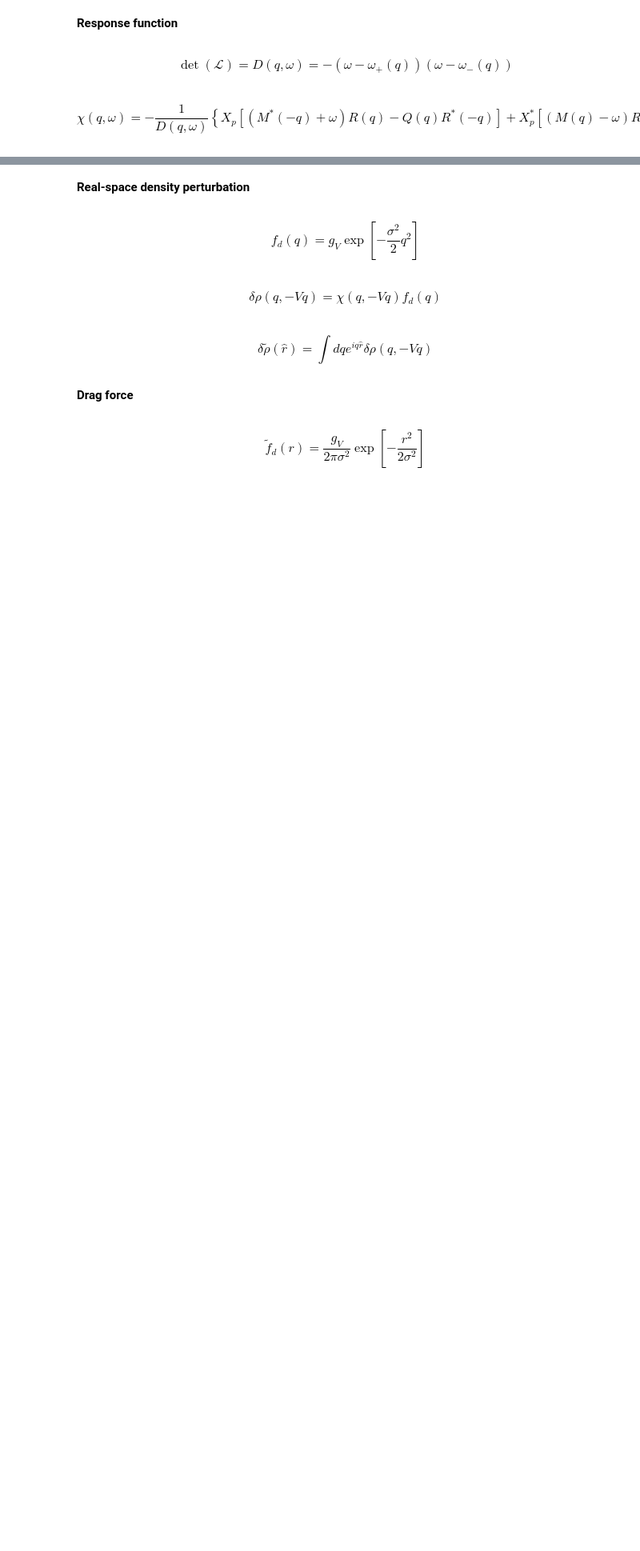
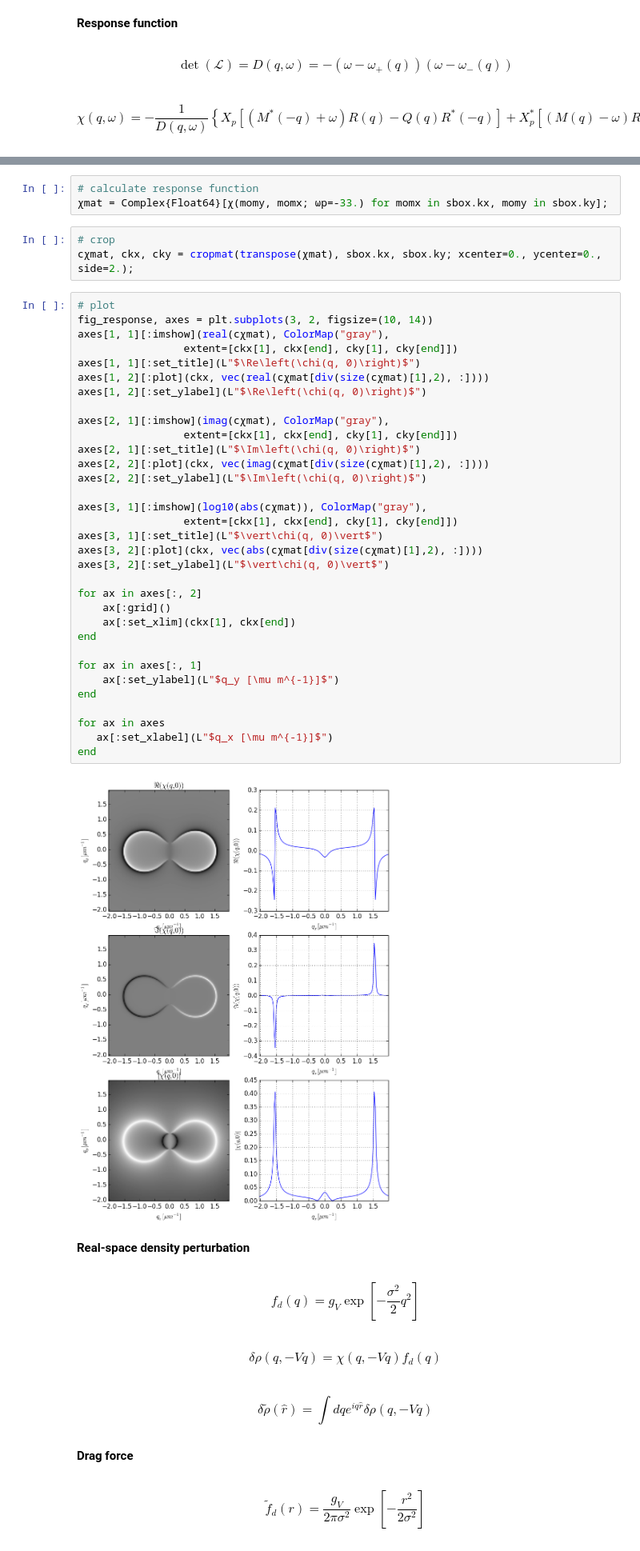
Before and after one commit to berceanu/notebooks, a Jupyter notebook: julia/1pump-responsef.ipynb, the cells around one changed output, grey strips where cells are left out. Shown: that part at 80% size. Cells and saved outputs as stored; diff of their text form; blank space fills up the shorter version.

```diff
--- a/julia/1pump-responsef.ipynb
+++ b/julia/1pump-responsef.ipynb
@@ -181,3 +150,44 @@ $$\chi(q,\omega)=-\frac{1}{D(q,\omega)}\left\{ X_{p}\left[\left(M^{*}(-q)+\omega
+# %%
+# calculate response function
+χmat = Complex{Float64}[χ(momy, momx; ωp=-33.) for momx in sbox.kx, momy in sbox.ky];
+# %%
+# crop
+cχmat, ckx, cky = cropmat(transpose(χmat), sbox.kx, sbox.ky; xcenter=0., ycenter=0., side=2.);
+# %%
+# plot
+fig_response, axes = plt.subplots(3, 2, figsize=(10, 14))
+axes[1, 1][:imshow](real(cχmat), ColorMap("gray"),
+                 extent=[ckx[1], ckx[end], cky[1], cky[end]])
+axes[1, 1][:set_title](L"$\Re\left(\chi(q, 0)\right)$")
+axes[1, 2][:plot](ckx, vec(real(cχmat[div(size(cχmat)[1],2), :])))
+axes[1, 2][:set_ylabel](L"$\Re\left(\chi(q, 0)\right)$")
+
+axes[2, 1][:imshow](imag(cχmat), ColorMap("gray"),
+                 extent=[ckx[1], ckx[end], cky[1], cky[end]])
+axes[2, 1][:set_title](L"$\Im\left(\chi(q, 0)\right)$")
+axes[2, 2][:plot](ckx, vec(imag(cχmat[div(size(cχmat)[1],2), :])))
+axes[2, 2][:set_ylabel](L"$\Im\left(\chi(q, 0)\right)$")
+
+axes[3, 1][:imshow](log10(abs(cχmat)), ColorMap("gray"),
+                 extent=[ckx[1], ckx[end], cky[1], cky[end]])
+axes[3, 1][:set_title](L"$\vert\chi(q, 0)\vert$")
+axes[3, 2][:plot](ckx, vec(abs(cχmat[div(size(cχmat)[1],2), :])))
+axes[3, 2][:set_ylabel](L"$\vert\chi(q, 0)\vert$")
+
+for ax in axes[:, 2]
+    ax[:grid]()
+    ax[:set_xlim](ckx[1], ckx[end])
+end
+
+for ax in axes[:, 1]
+    ax[:set_ylabel](L"$q_y [\mu m^{-1}]$")
+end
+
+for ax in axes
+   ax[:set_xlabel](L"$q_x [\mu m^{-1}]$")
+end
+# %% [output]
+[figure, added]
 # %% [markdown]
 **Real-space density perturbation**
 # %% [markdown]
```
Also changed, not shown: parts of 16 cells of this notebook, 2 other files.
